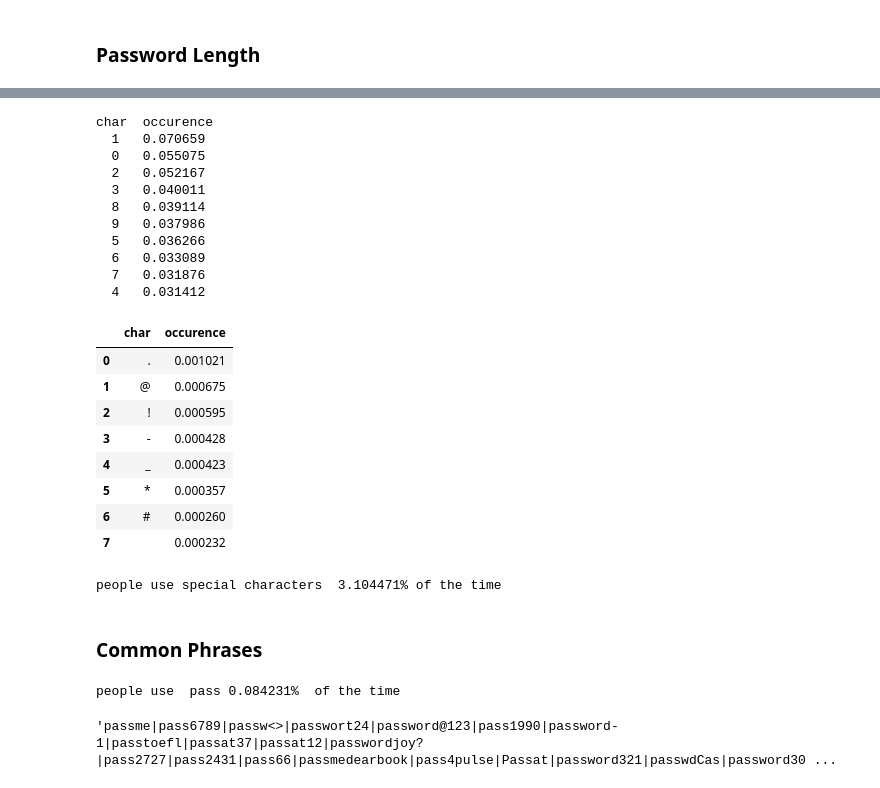
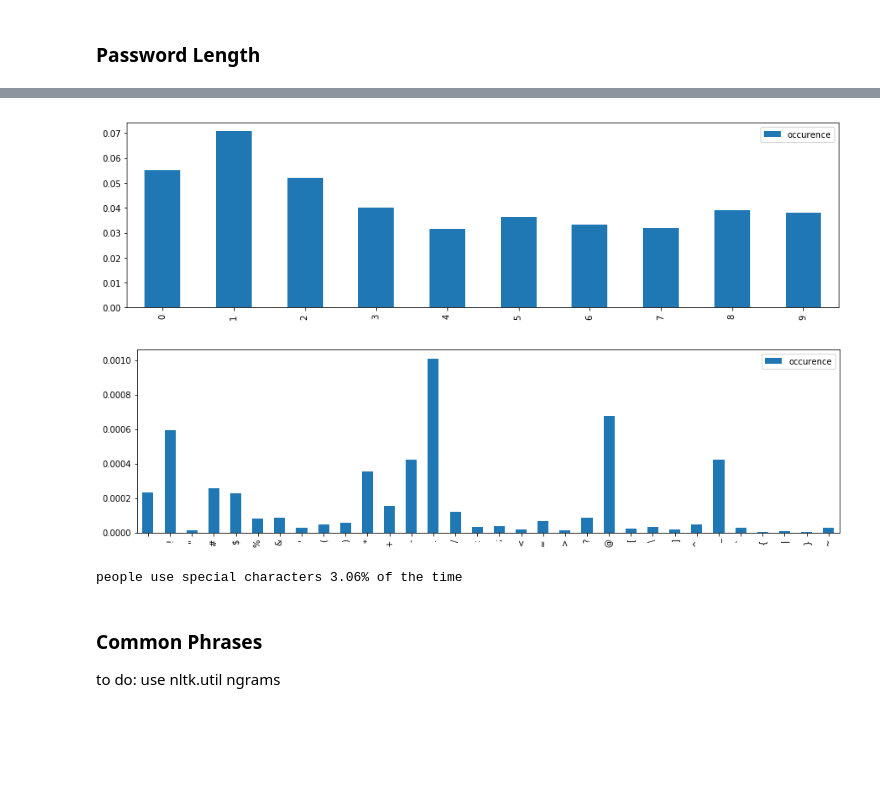
Before and after one commit to mondayn/py, a Jupyter notebook: pwAnalysis.ipynb, the cells around one changed output, grey strips where cells are left out. Saved outputs shown, nothing was run; the diff lists cells and outputs as text; code cells hidden in the pictures; blank space fills up the shorter version.

```diff
--- a/pwAnalysis.ipynb
+++ b/pwAnalysis.ipynb
@@ -97,48 +97,22 @@ printMostCommon(3)[['char','occurence']]
+# %%
+# digit frequency
+fdist = nltk.FreqDist(ch.lower() for ch in pwStr if ch.isdigit())
+fnPlotOccurence(fdist)
+# %% [output]
+[figure, added]
 # %%
-#most common digits
-fdist = nltk.FreqDist(ch.lower() for ch in df.pw.str.cat() if ch.isdigit())
-print(printMostCommon(10)[['char','occurence']].to_string(index=False))
+#special character
+fdist = nltk.FreqDist(ch.lower() for ch in df.pw.str.cat() if not ch.isalnum())
+fnPlotOccurence(fdist)
 # %% [output]
-char  occurence
-  1   0.070659
-  0   0.055075
-  2   0.052167
-  3   0.040011
-  8   0.039114
-  9   0.037986
-  5   0.036266
-  6   0.033089
-  7   0.031876
-  4   0.031412
+[figure, added]
-# %%
-#most common special character
-fdist = nltk.FreqDist(ch.lower() for ch in df.pw.str.cat() if not ch.isalnum())
-printMostCommon(8)[['char','occurence']]
-# %% [output]
-|  | char | occurence |
-| 0 | . | 0.001021 |
-| 1 | @ | 0.000675 |
-| 2 | ! | 0.000595 |
-| 3 | - | 0.000428 |
-| 4 | _ | 0.000423 |
-| 5 | * | 0.000357 |
-| 6 | # | 0.000260 |
-| 7 |  | 0.000232 |
 # %%
-# how often are special case used?
+# how often is special case used?
 df['specialChar']=df.pw.apply(lambda s: not str(s).isalnum())
-print('people use special characters ', "{:%}".format(df.pw[df['specialChar']==True].size / df.pw.size),'of the time')
+print('people use special characters {:.2%} of the time'.format(
+    df.pw[df['specialChar']==True].size / df.pw.size))
 # %% [output]
-people use special characters  3.104471% of the time
+people use special characters 3.06% of the time
 # %% [markdown]
 ### Common Phrases
+to do: use nltk.util ngrams
-# %%
-#how many contain certain string
-s = 'pass'
-print('people use ',s,
-      "{:%}".format(df[df.pw.str.lower().str.match(s,na=False)].size / df.size),' of the time')
-
-df[df.pw.str.lower().str.match(s,na=False)].pw.head(25).str.cat(sep='|')
-# %% [output]
-people use  pass 0.084231%  of the time
-'passme|pass6789|passw<>|passwort24|password@123|pass1990|password-1|passtoefl|passat37|passat12|passwordjoy?|pass2727|pass2431|pass66|passmedearbook|pass4pulse|Passat|password321|passwdCas|password30 ...
```
Also changed, not shown: parts of 23 cells of this notebook, 3 other files.
